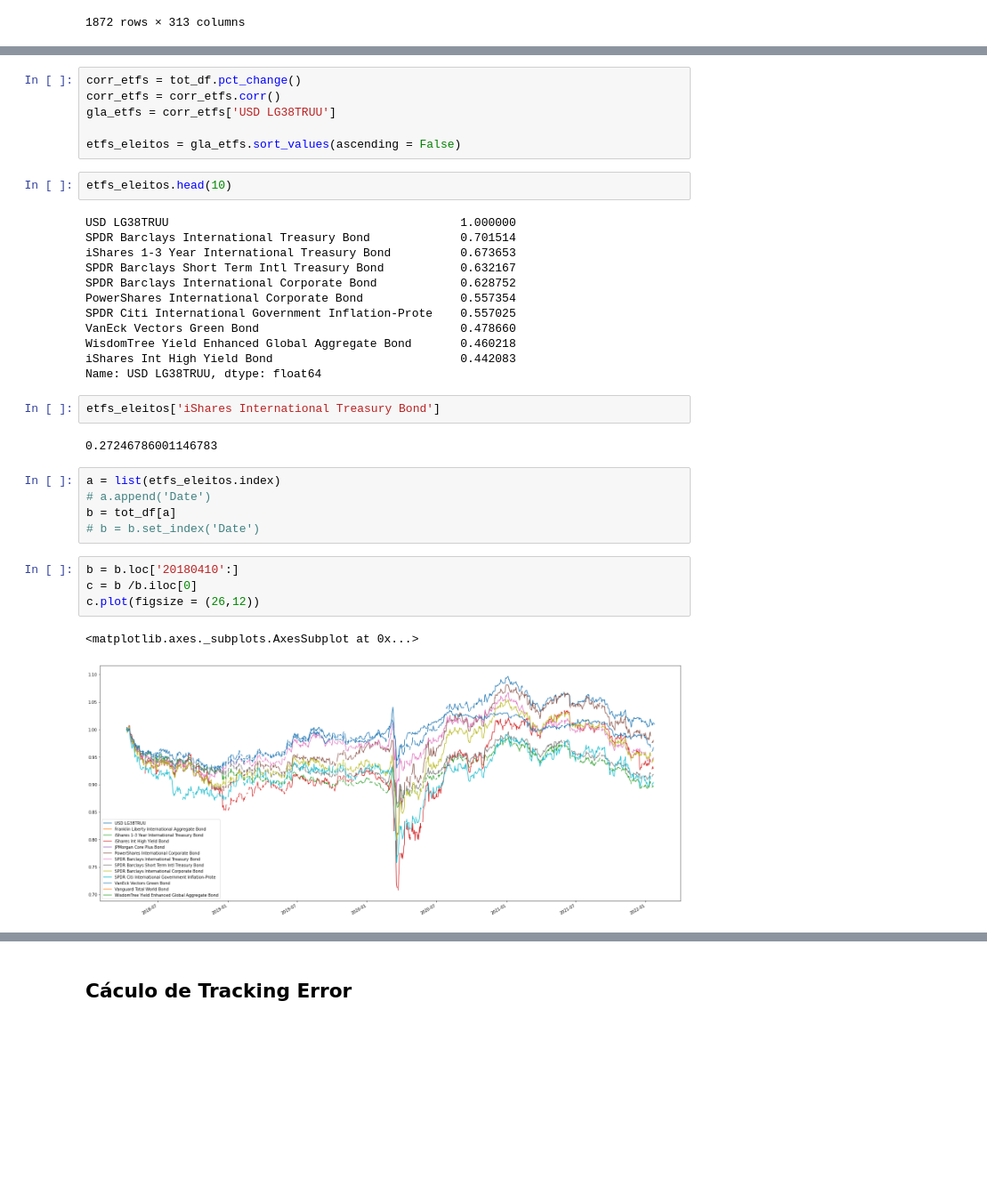
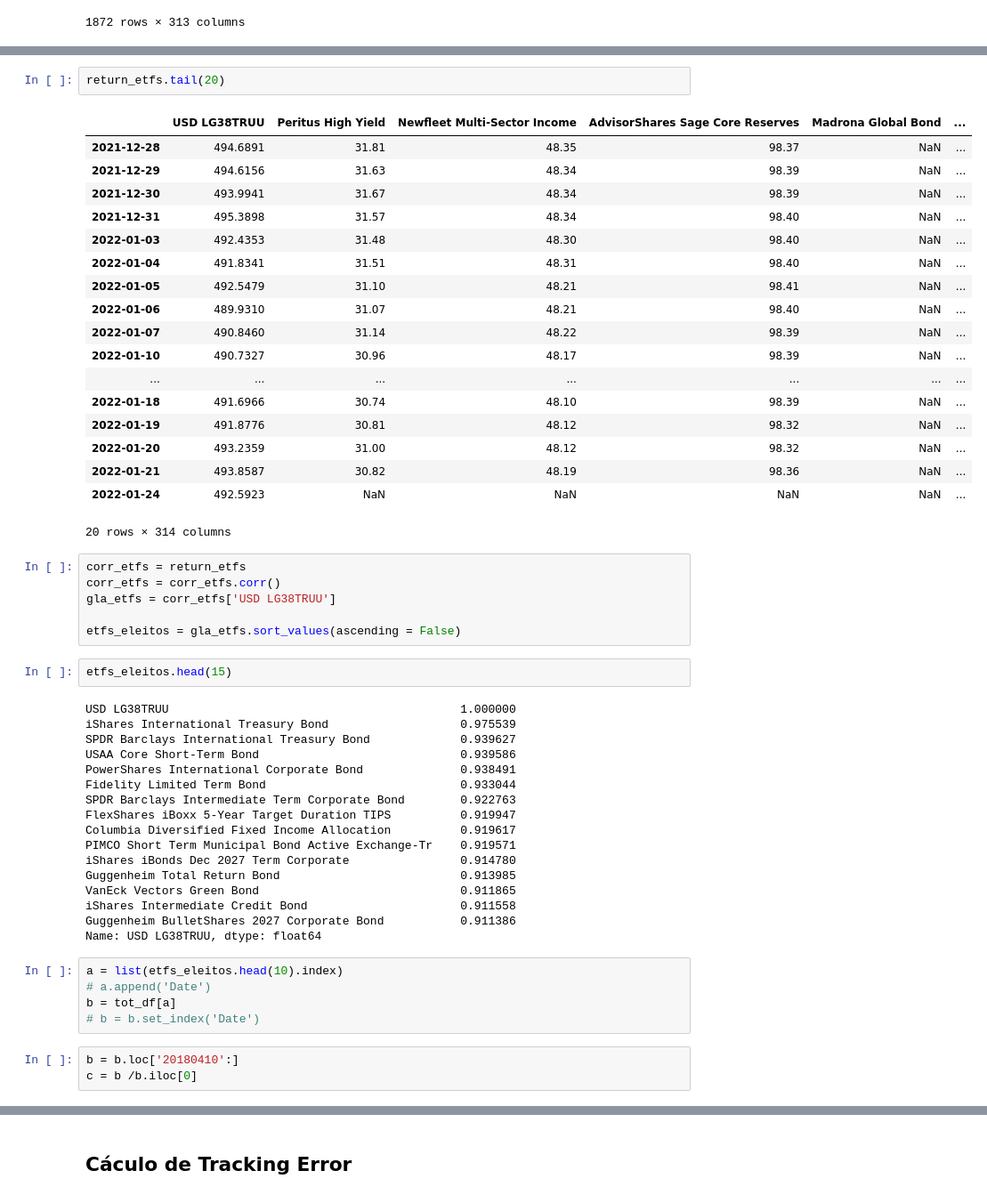
Before and after one commit to Edu-Moreira/Estudos-de-Python, a Jupyter notebook: Comparação_ETFs v1.04.ipynb, the cells around one changed output, grey strips where cells are left out. Shown at 89% size. Drawn from its saved outputs; the diff is of its cells as text; blank space fills up the shorter version.

```diff
--- a/Comparação_ETFs v1.04.ipynb
+++ b/Comparação_ETFs v1.04.ipynb
@@ -181,36 +190,54 @@ tot_df['iShares International Treasury Bond']
+# %%
+return_etfs.tail(20)
+# %% [output]
+|  | USD LG38TRUU | Peritus High Yield | Newfleet Multi-Sector Income | AdvisorShares Sage Core Reserves | Madrona Global Bond | ... |
+| 2021-12-28 | 494.6891 | 31.81 | 48.35 | 98.37 | NaN | ... |
+| 2021-12-29 | 494.6156 | 31.63 | 48.34 | 98.39 | NaN | ... |
+| 2021-12-30 | 493.9941 | 31.67 | 48.34 | 98.39 | NaN | ... |
+| 2021-12-31 | 495.3898 | 31.57 | 48.34 | 98.40 | NaN | ... |
+| 2022-01-03 | 492.4353 | 31.48 | 48.30 | 98.40 | NaN | ... |
+| 2022-01-04 | 491.8341 | 31.51 | 48.31 | 98.40 | NaN | ... |
+| 2022-01-05 | 492.5479 | 31.10 | 48.21 | 98.41 | NaN | ... |
+| 2022-01-06 | 489.9310 | 31.07 | 48.21 | 98.40 | NaN | ... |
+| 2022-01-07 | 490.8460 | 31.14 | 48.22 | 98.39 | NaN | ... |
+| 2022-01-10 | 490.7327 | 30.96 | 48.17 | 98.39 | NaN | ... |
+| ... | ... | ... | ... | ... | ... | ... |
+| 2022-01-18 | 491.6966 | 30.74 | 48.10 | 98.39 | NaN | ... |
+| 2022-01-19 | 491.8776 | 30.81 | 48.12 | 98.32 | NaN | ... |
+| 2022-01-20 | 493.2359 | 31.00 | 48.12 | 98.32 | NaN | ... |
+| 2022-01-21 | 493.8587 | 30.82 | 48.19 | 98.36 | NaN | ... |
+| 2022-01-24 | 492.5923 | NaN | NaN | NaN | NaN | ... |
+20 rows × 314 columns
 # %%
-corr_etfs = tot_df.pct_change()
+corr_etfs = return_etfs
 corr_etfs = corr_etfs.corr()
 gla_etfs = corr_etfs['USD LG38TRUU']
 
 etfs_eleitos = gla_etfs.sort_values(ascending = False)
 # %%
-etfs_eleitos.head(10)
+etfs_eleitos.head(15)
 # %% [output]
 USD LG38TRUU                                          1.000000
-SPDR Barclays International Treasury Bond             0.701514
-iShares 1-3 Year International Treasury Bond          0.673653
-SPDR Barclays Short Term Intl Treasury Bond           0.632167
-SPDR Barclays International Corporate Bond            0.628752
-PowerShares International Corporate Bond              0.557354
-SPDR Citi International Government Inflation-Prote    0.557025
-VanEck Vectors Green Bond                             0.478660
-WisdomTree Yield Enhanced Global Aggregate Bond       0.460218
-iShares Int High Yield Bond                           0.442083
+iShares International Treasury Bond                   0.975539
+SPDR Barclays International Treasury Bond             0.939627
+USAA Core Short-Term Bond                             0.939586
+PowerShares International Corporate Bond              0.938491
+Fidelity Limited Term Bond                            0.933044
+SPDR Barclays Intermediate Term Corporate Bond        0.922763
+FlexShares iBoxx 5-Year Target Duration TIPS          0.919947
+Columbia Diversified Fixed Income Allocation          0.919617
+PIMCO Short Term Municipal Bond Active Exchange-Tr    0.919571
+iShares iBonds Dec 2027 Term Corporate                0.914780
+Guggenheim Total Return Bond                          0.913985
+VanEck Vectors Green Bond                             0.911865
+iShares Intermediate Credit Bond                      0.911558
+Guggenheim BulletShares 2027 Corporate Bond           0.911386
 Name: USD LG38TRUU, dtype: float64
-# %%
-etfs_eleitos['iShares International Treasury Bond']
-# %% [output]
-0.27246786001146783
 # %%
-a = list(etfs_eleitos.index)
+a = list(etfs_eleitos.head(10).index)
 # a.append('Date')
 b = tot_df[a]
 # b = b.set_index('Date')
 # %%
 b = b.loc['20180410':]
 c = b /b.iloc[0]
-c.plot(figsize = (26,12))
-# %% [output]
-<matplotlib.axes._subplots.AxesSubplot at 0x...>
-[figure, removed]
```
Also changed, not shown: parts of 13 cells of this notebook.
